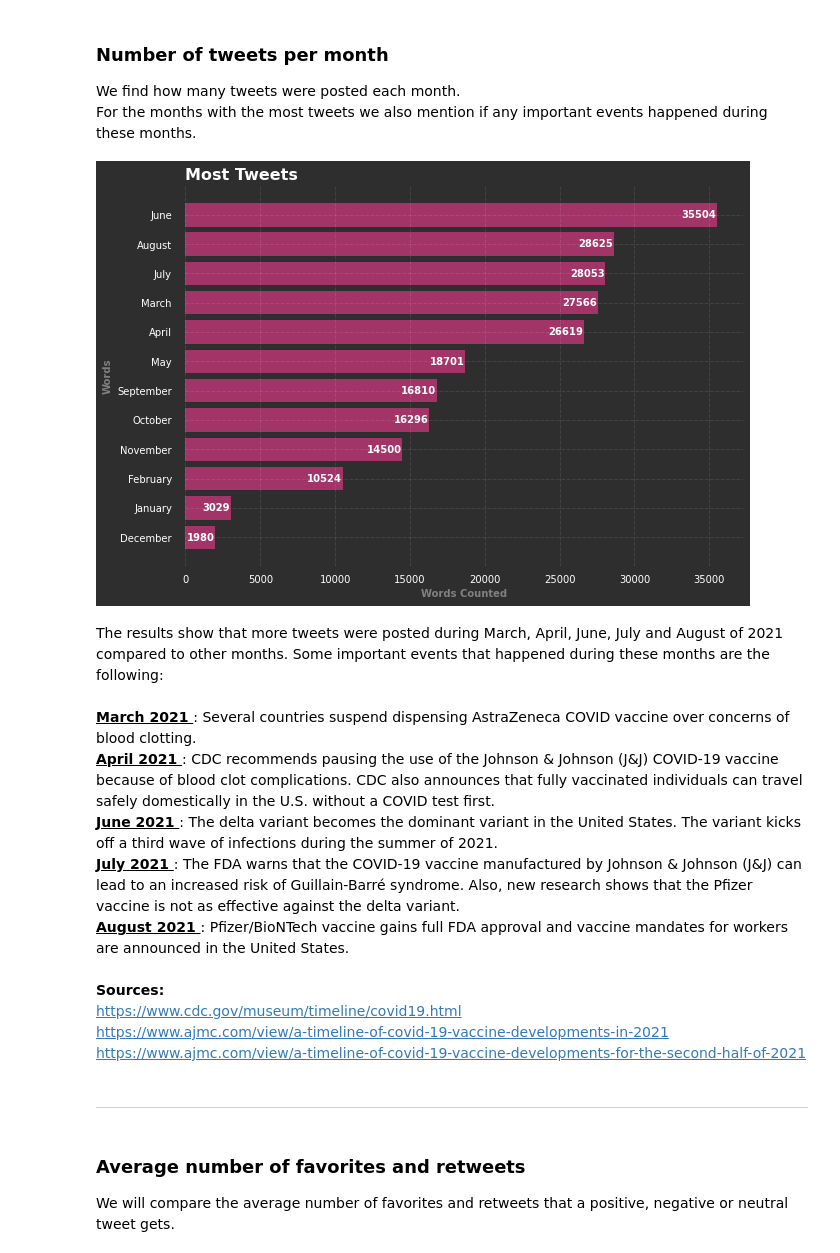
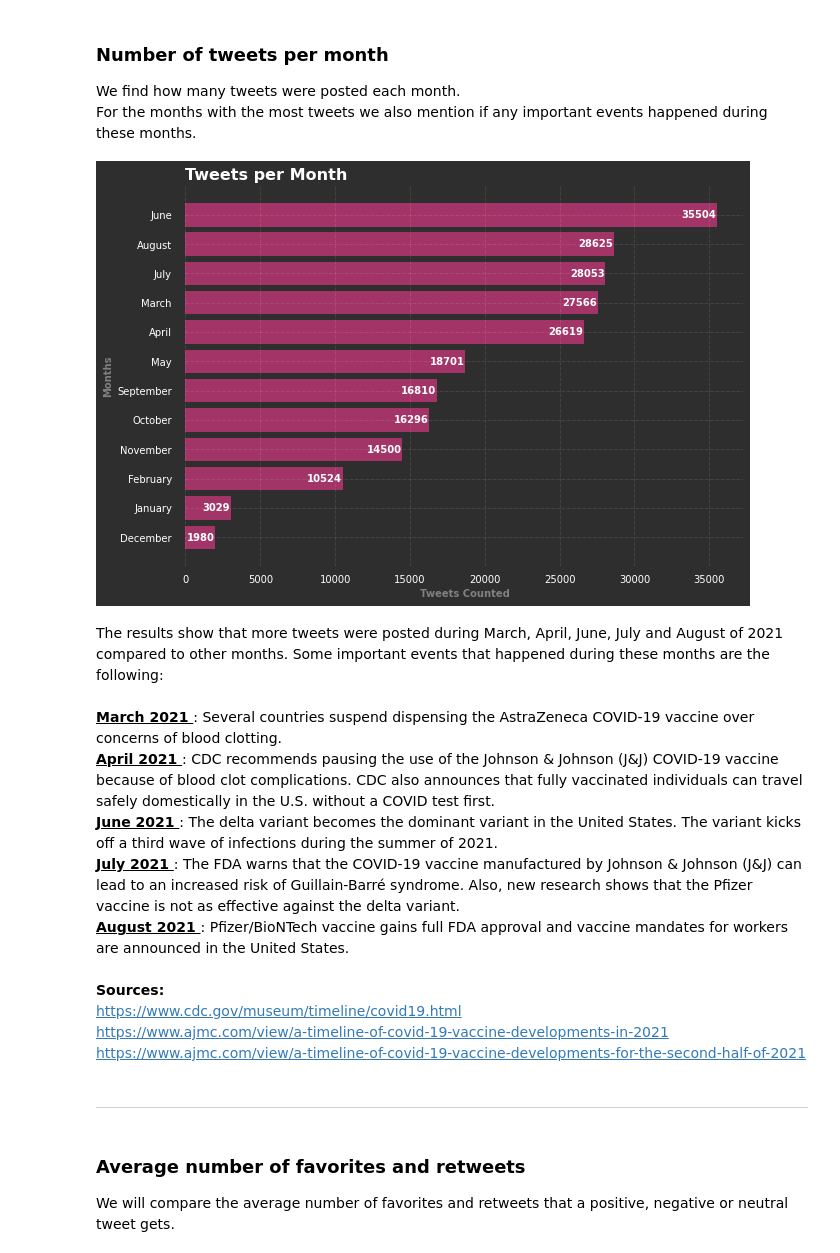
Before and after one commit to kostantinostheo/Twitter-Sentiment-Analysis, a Jupyter notebook: Twitter_Sentiment_Analysis.ipynb, the cells around one changed output. Cells and saved outputs as stored; diff of their text form; code cells hidden in the pictures.

```diff
--- a/Twitter_Sentiment_Analysis.ipynb
+++ b/Twitter_Sentiment_Analysis.ipynb
@@ -53,7 +53,7 @@ hashtags, @, punctuation and emojis.
 stopwords = nltk.corpus.stopwords.words("english")
 
 # Read .pkl file
-df = pd.read_pickle('eclass_all_with_sentiment_v2.pkl')
+df = pd.read_pickle('/content/drive/MyDrive/ΤΕΔΕ/eclass_all_with_sentiment_v2.pkl')
 
 # Set to lowercase
 df = df.apply(lambda x: x.astype(str).str.lower())
@@ -64,7 +64,7 @@ df["text"] = df["text"].apply(lambda x: ' '.join([word for word in x.split() if
 # Remove URLs
 df["text"] = df["text"].apply(lambda x: re.split(r'https:\/\/.*', str(x))[0])
 
-#R emove hashtags ('#')
+# Remove hashtags ('#')
 df["text"] = df["text"].apply(lambda x: re.sub("#[A-Za-z0-9_]+","", str(x)))
 
 # Remove ats ('@')
@@ -191,7 +194,7 @@ plt.show()
 We find the words that appear most frequently in each category of tweets.
 # %%
 # Function that makes a custom bar plot
-def BarGraphFunction(width, height, y_values, x_values, title, bar_color):
+def BarGraphFunction(width, height, y_values, x_values, title, bar_color, x_label, y_label):
 
   fig, ax = plt.subplots(figsize =(width, height))
 
@@ -224,8 +227,8 @@ def BarGraphFunction(width, height, y_values, x_values, title, bar_color):
   ax.tick_params(colors='white', which='both')
   fig.patch.set_facecolor('#2e2e2e')
   ax.set_title(title, fontsize=16, loc ='left', fontweight ='bold' , color='white')
-  plt.xlabel("Words Counted", fontweight ='bold', color='grey')
-  plt.ylabel("Words", fontweight ='bold', color='grey')
+  plt.xlabel(x_label, fontweight ='bold', color='grey')
+  plt.ylabel(y_label, fontweight ='bold', color='grey')
 
   plt.show()
 # %%
@@ -384,41 +387,41 @@ for row in df.itertuples():
   date_time = datetime.strptime(date_time_formated, '%Y/%m/%d %H:%M:%S')
   res = dynamicAppendList(resultsList, date_time.month-1, 1);
 
 # Create a list with all the months
 months = []
 for month in calendar.month_name:
   if not month:
     continue
   months.append(month)
 
 # Create a dictionary with keys and values of months and tweets
 resDict = {}
 for key in months:
     for value in res:
         resDict[key] = value
         res.remove(value)
         break
 
 # Sort the dictionary based on values
 sorted_dict = {}
 sorted_keys = sorted(resDict, key=resDict.get)
 for w in sorted_keys:
     sorted_dict[w] = resDict[w]
 
 # Get the months with the most tweets
-max_threashhold = 12
+max_months = 12
 inverted = {}
-for x in list(reversed(list(sorted_dict)))[0:max_threashhold]:
+for x in list(reversed(list(sorted_dict)))[0:max_months]:
   inverted[x] = sorted_dict[x]
 
 # Create a bar plot that shows the months with the most tweets
-BarGraphFunction(10, 7, list(inverted.values()), list(inverted.keys()), "Most Tweets", "#dc3783ad")
+BarGraphFunction(10, 7, list(inverted.values()), list(inverted.keys()), "Tweets per Month", "#dc3783ad", "Tweets Counted", "Months")
 # %% [output]
-[figure, old version]
+[figure, new version]
 # %% [markdown]
 The results show that more tweets were posted during March, April, June, July and August of 2021 compared to other months. Some important events that happened during these months are the following:
 <br> <br>
-<u><b> March 2021 </u></b>: Several countries suspend dispensing AstraZeneca COVID vaccine over concerns of blood clotting.
+<u><b> March 2021 </u></b>: Several countries suspend dispensing the AstraZeneca COVID-19 vaccine over concerns of blood clotting.
 <br>
 <u><b> April 2021 </u></b>: CDC recommends pausing the use of the Johnson & Johnson (J&J) COVID-19 vaccine because of blood clot complications. CDC also announces that fully vaccinated individuals can travel safely domestically in the U.S. without a COVID test first.
 <br>
```
Also changed, not shown: parts of 34 cells of this notebook, 1 other file.
